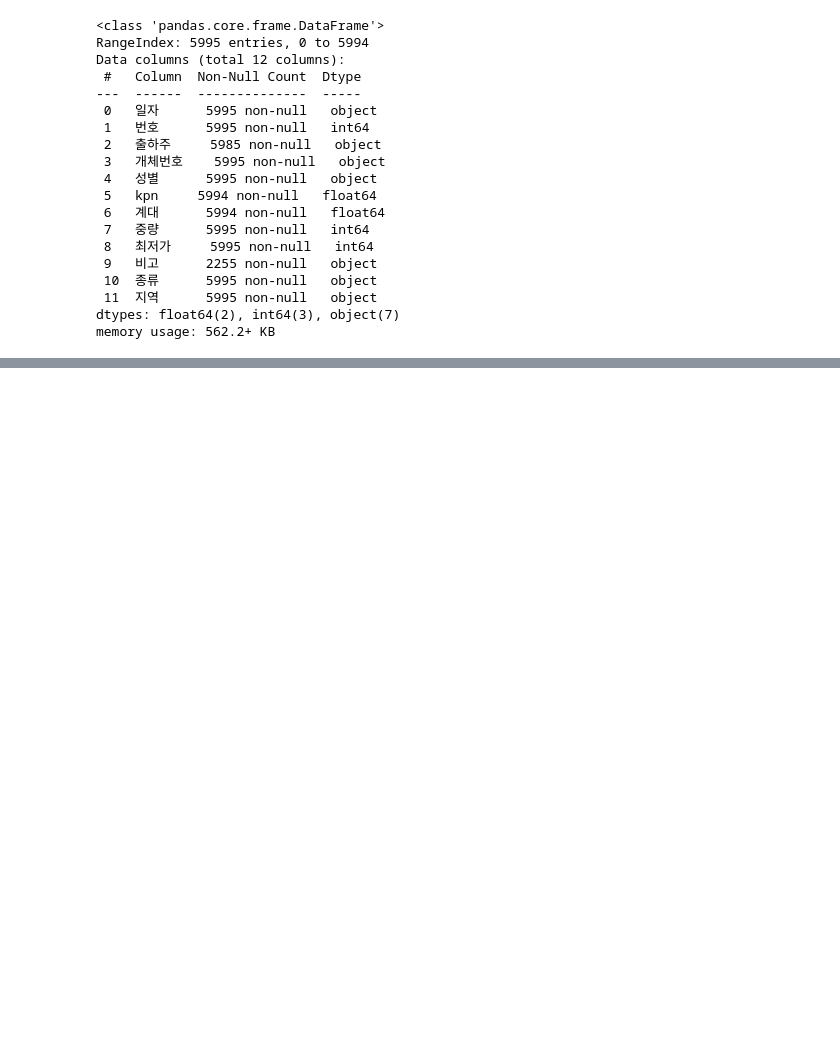
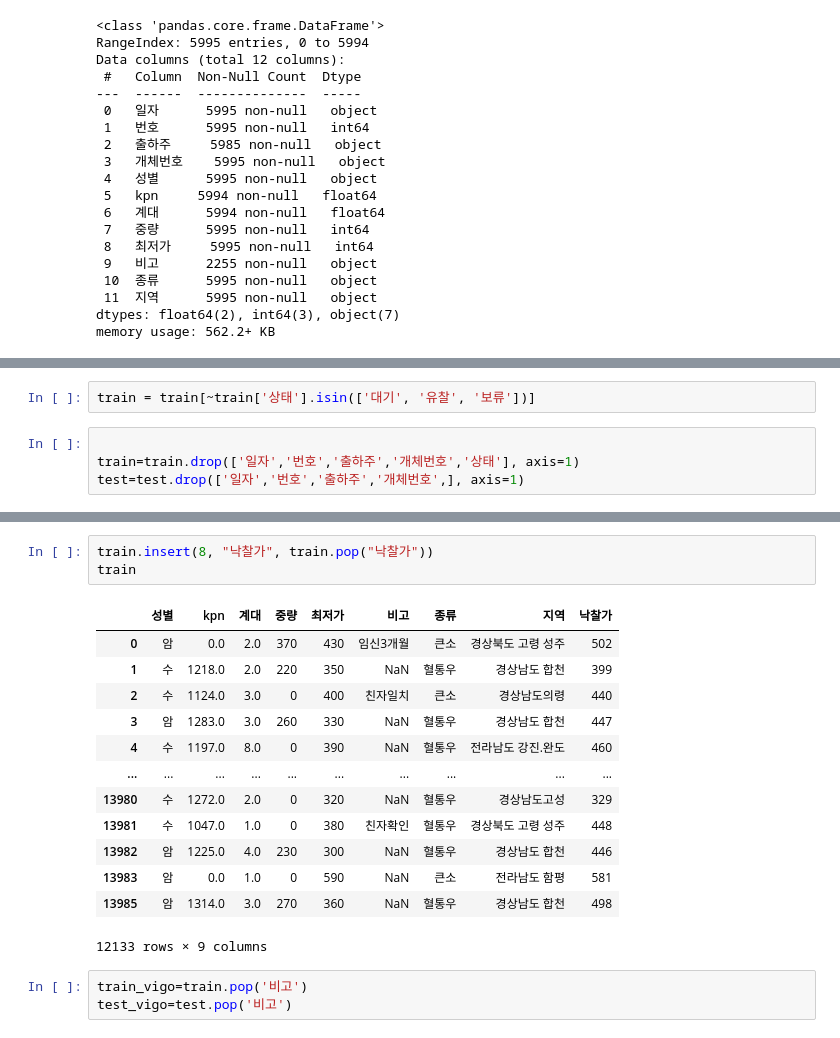
Before and after one commit to Grand-iron/Gongbu, a Jupyter notebook: Python-languge/use_tensorflow/한우.ipynb, the cells around one changed output, grey strips where cells are left out. Saved outputs shown, nothing was run; the diff lists cells and outputs as text; blank space fills up the shorter version.

```diff
--- a/Python-languge/use_tensorflow/한우.ipynb
+++ b/Python-languge/use_tensorflow/한우.ipynb
@@ -51,0 +68,6 @@ memory usage: 562.2+ KB
+# %%
+train = train[~train['상태'].isin(['대기', '유찰', '보류'])]
+# %%
+
+train=train.drop(['일자','번호','출하주','개체번호','상태'], axis=1)
+test=test.drop(['일자','번호','출하주','개체번호',], axis=1)
@@ -51,0 +104,20 @@ memory usage: 562.2+ KB
+# %%
+train.insert(8, "낙찰가", train.pop("낙찰가"))
+train
+# %% [output]
+|  | 성별 | kpn | 계대 | 중량 | 최저가 | 비고 | 종류 | 지역 | 낙찰가 |
+| 0 | 암 | 0.0 | 2.0 | 370 | 430 | 임신3개월 | 큰소 | 경상북도 고령 성주 | 502 |
+| 1 | 수 | 1218.0 | 2.0 | 220 | 350 | NaN | 혈통우 | 경상남도 합천 | 399 |
+| 2 | 수 | 1124.0 | 3.0 | 0 | 400 | 친자일치 | 큰소 | 경상남도의령 | 440 |
+| 3 | 암 | 1283.0 | 3.0 | 260 | 330 | NaN | 혈통우 | 경상남도 합천 | 447 |
+| 4 | 수 | 1197.0 | 8.0 | 0 | 390 | NaN | 혈통우 | 전라남도 강진.완도 | 460 |
+| ... | ... | ... | ... | ... | ... | ... | ... | ... | ... |
+| 13980 | 수 | 1272.0 | 2.0 | 0 | 320 | NaN | 혈통우 | 경상남도고성 | 329 |
+| 13981 | 수 | 1047.0 | 1.0 | 0 | 380 | 친자확인 | 혈통우 | 경상북도 고령 성주 | 448 |
+| 13982 | 암 | 1225.0 | 4.0 | 230 | 300 | NaN | 혈통우 | 경상남도 합천 | 446 |
+| 13983 | 암 | 0.0 | 1.0 | 0 | 590 | NaN | 큰소 | 전라남도 함평 | 581 |
+| 13985 | 암 | 1314.0 | 3.0 | 270 | 360 | NaN | 혈통우 | 경상남도 합천 | 498 |
+12133 rows × 9 columns
+# %%
+train_vigo=train.pop('비고')
+test_vigo=test.pop('비고')
```
Also changed, not shown: parts of 13 cells of this notebook.
